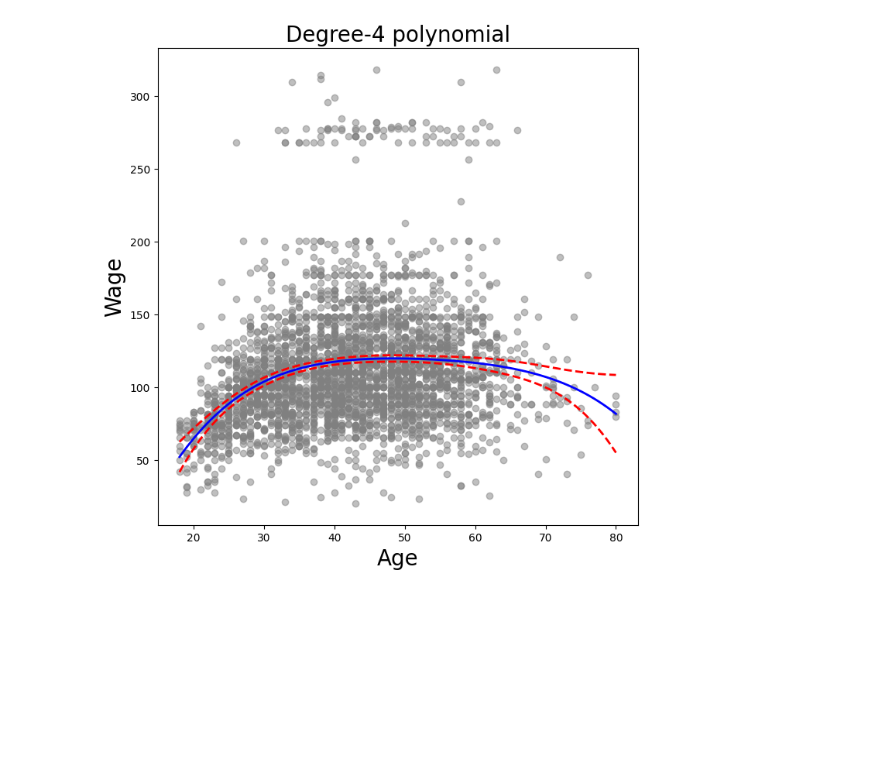
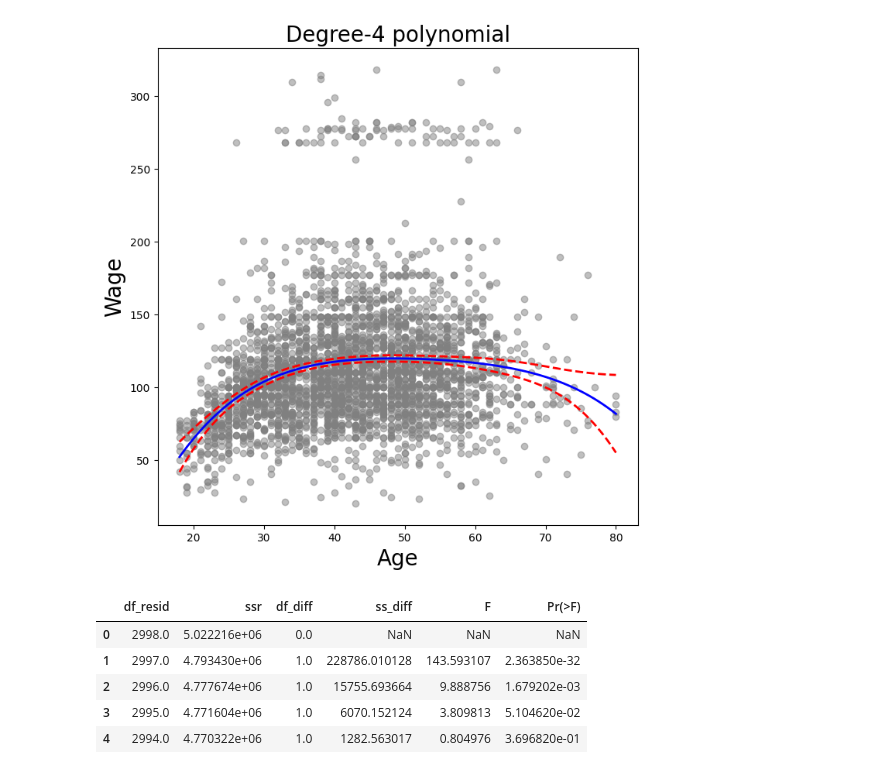
Before and after one commit to chuancao26/islp, a Jupyter notebook: LabNonLinearApproach.ipynb, the cells around one changed output. Saved outputs shown, nothing was run; the diff lists cells and outputs as text; code cells hidden in the pictures; blank space fills up the shorter version.

```diff
--- a/LabNonLinearApproach.ipynb
+++ b/LabNonLinearApproach.ipynb
@@ -98,3 +98,15 @@ plot_wage_fit(age_df,
 # %% [output]
 <Axes: title={'center': 'Degree-4 polynomial'}, xlabel='Age', ylabel='Wage'>
 [figure]
+# %%
+ # veamos un grafico con diferentes degrees polynomial
+models = [MS([poly("age", degree=d)]) for d in range(1, 6)]
+Xs = [model.fit_transform(df) for model in models]
+anova_lm(*[sm.OLS(y, X_).fit() for X_ in Xs])
+# %% [output]
+|  | df_resid | ssr | df_diff | ss_diff | F | Pr(>F) |
+| 0 | 2998.0 | 5.022216e+06 | 0.0 | NaN | NaN | NaN |
+| 1 | 2997.0 | 4.793430e+06 | 1.0 | 228786.010128 | 143.593107 | 2.363850e-32 |
+| 2 | 2996.0 | 4.777674e+06 | 1.0 | 15755.693664 | 9.888756 | 1.679202e-03 |
+| 3 | 2995.0 | 4.771604e+06 | 1.0 | 6070.152124 | 3.809813 | 5.104620e-02 |
+| 4 | 2994.0 | 4.770322e+06 | 1.0 | 1282.563017 | 0.804976 | 3.696820e-01 |
```
Also changed, not shown: parts of 9 cells of this notebook.
